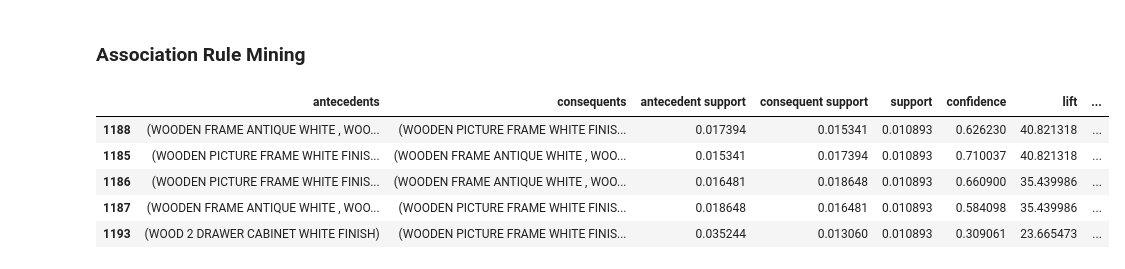
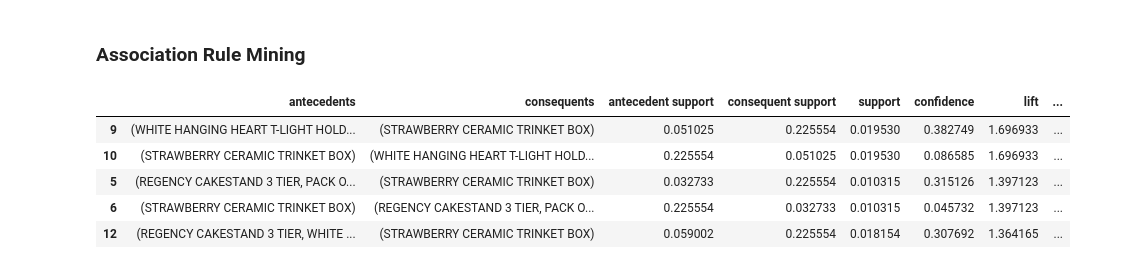
Before and after one commit to amoghshakya/big-data-retail-analysis, a Jupyter notebook: notebook.ipynb, the cells around one changed output. Drawn from its saved outputs; the diff is of its cells as text; code cells hidden in the pictures.

```diff
--- a/notebook.ipynb
+++ b/notebook.ipynb
@@ -468,25 +468,29 @@ cluster
 ### Association Rule Mining
 # %%
 # Bad Performance
-N = 100
-top_items = purchases['description'].value_counts().nlargest(N).index
+
+# Limit
+# N = purchases.shape[0]
+# top_items = purchases['description'].value_counts().nlargest(N).index
+
+top_items = purchases['description'].value_counts().nlargest().index
 
 df_filtered = purchases[purchases['description'].isin(top_items)]
 
 basket = (df_filtered.groupby(['invoice', 'description'])['quantity']\
          .sum().unstack().reset_index().fillna(0).set_index('invoice'))
 
 basket_encoded = (basket > 0).astype(bool)
 
 frequent_itemset = apriori(basket_encoded, min_support=0.01, use_colnames=True)
 
 rules = association_rules(frequent_itemset, metric="lift", min_threshold=1)
 
 rules.sort_values('lift', ascending=False).head()
 # %% [output]
 |  | antecedents | consequents | antecedent support | consequent support | support | confidence | lift | ... |
-| 1188 | (WOODEN FRAME ANTIQUE WHITE , WOO... | (WOODEN PICTURE FRAME WHITE FINIS... | 0.017394 | 0.015341 | 0.010893 | 0.626230 | 40.821318 | ... |
-| 1185 | (WOODEN PICTURE FRAME WHITE FINIS... | (WOODEN FRAME ANTIQUE WHITE , WOO... | 0.015341 | 0.017394 | 0.010893 | 0.710037 | 40.821318 | ... |
-| 1186 | (WOODEN PICTURE FRAME WHITE FINIS... | (WOODEN FRAME ANTIQUE WHITE , WOO... | 0.016481 | 0.018648 | 0.010893 | 0.660900 | 35.439986 | ... |
-| 1187 | (WOODEN FRAME ANTIQUE WHITE , WOO... | (WOODEN PICTURE FRAME WHITE FINIS... | 0.018648 | 0.016481 | 0.010893 | 0.584098 | 35.439986 | ... |
-| 1193 | (WOOD 2 DRAWER CABINET WHITE FINISH) | (WOODEN PICTURE FRAME WHITE FINIS... | 0.035244 | 0.013060 | 0.010893 | 0.309061 | 23.665473 | ... |
+| 9 | (WHITE HANGING HEART T-LIGHT HOLD... | (STRAWBERRY CERAMIC TRINKET BOX) | 0.051025 | 0.225554 | 0.019530 | 0.382749 | 1.696933 | ... |
+| 10 | (STRAWBERRY CERAMIC TRINKET BOX) | (WHITE HANGING HEART T-LIGHT HOLD... | 0.225554 | 0.051025 | 0.019530 | 0.086585 | 1.696933 | ... |
+| 5 | (REGENCY CAKESTAND 3 TIER, PACK O... | (STRAWBERRY CERAMIC TRINKET BOX) | 0.032733 | 0.225554 | 0.010315 | 0.315126 | 1.397123 | ... |
+| 6 | (STRAWBERRY CERAMIC TRINKET BOX) | (REGENCY CAKESTAND 3 TIER, PACK O... | 0.225554 | 0.032733 | 0.010315 | 0.045732 | 1.397123 | ... |
+| 12 | (REGENCY CAKESTAND 3 TIER, WHITE ... | (STRAWBERRY CERAMIC TRINKET BOX) | 0.059002 | 0.225554 | 0.018154 | 0.307692 | 1.364165 | ... |
```
Also changed, not shown: parts of 1 cell of this notebook.
